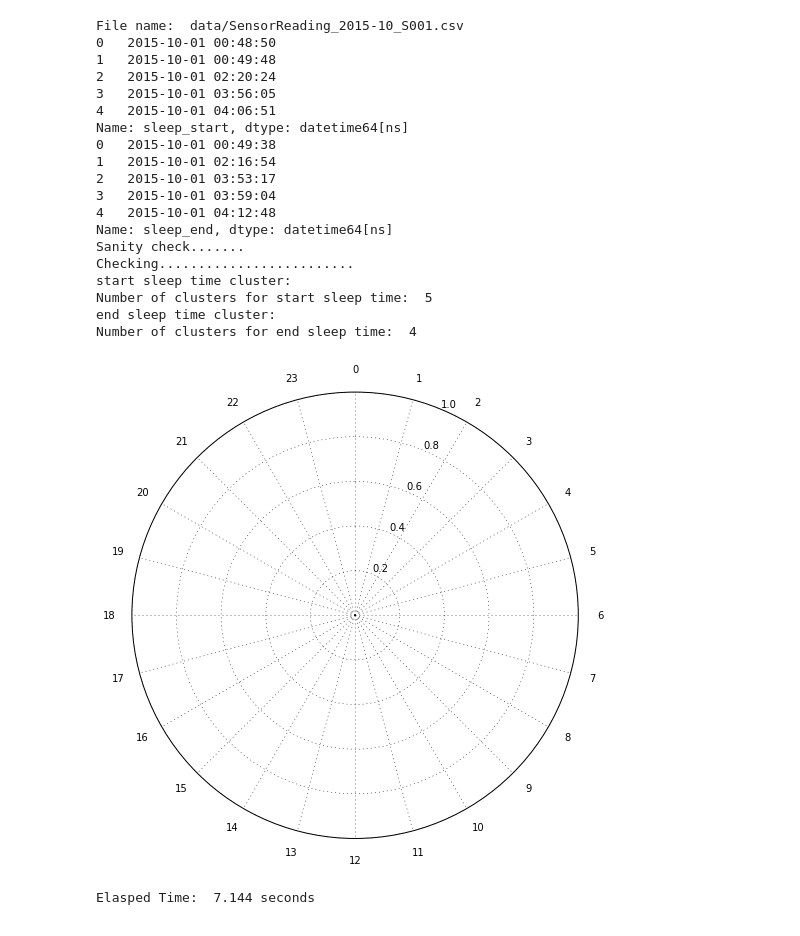
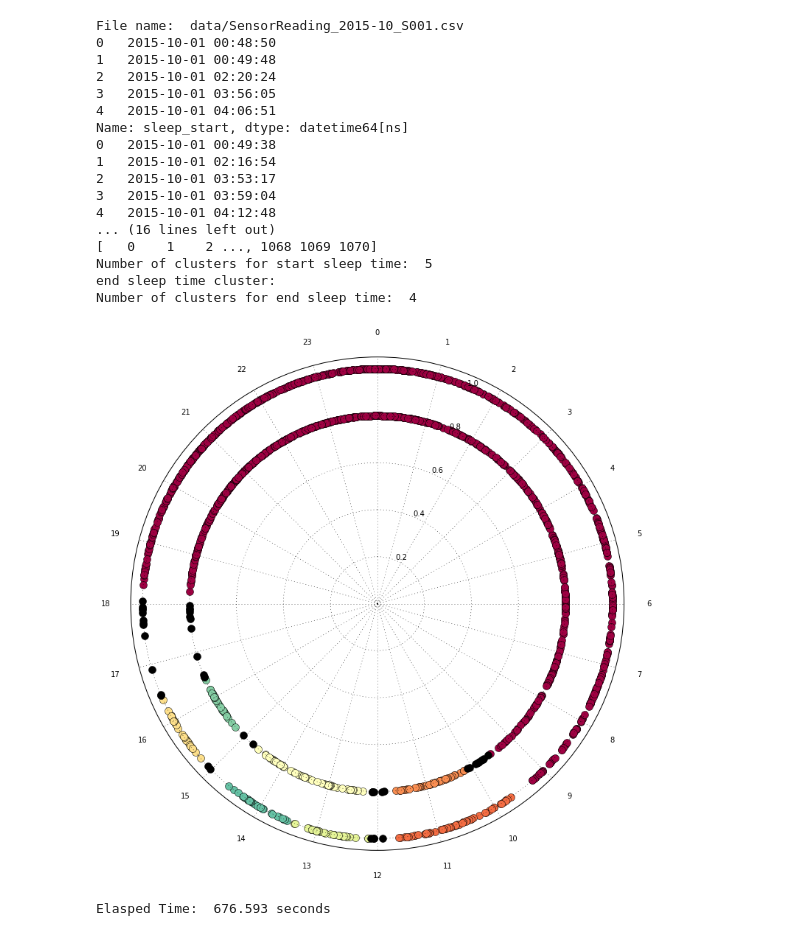
Before and after one commit to atwj/SMU-iCity-internship-analytics, a Jupyter notebook: Project/ADL/ADL.ipynb, the cells around one changed output. Saved outputs shown, nothing was run; the diff lists cells and outputs as text; code cells hidden in the pictures.

Commit message:
Generated clusters on polar plot close #11

```diff
--- a/Project/ADL/ADL.ipynb
+++ b/Project/ADL/ADL.ipynb
@@ -86,7 +86,7 @@ def get_x_from_df(series):
     X[((X > (-2*pi)) & (X <= (-1*pi)))] = X[((X > (-2*pi)) & (X <= (-1*pi)))] + (2*pi)
     X = abs(X)
 
-    return X
+    return X,input_rad
 
 # Returns output from sklearn DBSCAN method
 def dbscan(eps, min_pts, X, metric='precomputed'):
@@ -147,10 +147,10 @@ df_sleep = get_df_sleep_intervals(df)
 
 # X is a distance matrix.
 # Set 'X1' as sleep_start timings
-X1 = get_x_from_df(df_sleep['sleep_start'])
+X1,X1_rad_series = get_x_from_df(df_sleep['sleep_start'])
 
 # Set 'X2' as sleep_end timings
-X2 = get_x_from_df(df_sleep['sleep_end'])
+X2,X2_rad_series = get_x_from_df(df_sleep['sleep_end'])
 
 # TODO
 # 1. Implement method to calculate EPS
@@ -170,6 +170,13 @@ print('Checking.........................')
 print('start sleep time cluster: ')
 # - 1 if -1 exist in labels because -1 is used to denote noise
 X1_no_clusters = len(set(X1_label)) - (1 if -1 in X1_label else 0)
+print(X1_label)
+print(X1_components)
+print(X1_csi)
+# core_samples_mask_X1 = np.zeros_like(X1_label, dtype=bool)
+# print(core_samples_mask_X1)
+# core_samples_mask_X1[X1_csi] = True
+# print(core_samples_mask_X1)
 print('Number of clusters for start sleep time: ', X1_no_clusters )
 print('end sleep time cluster: ')
 X2_no_clusters = len(set(X2_label)) - (1 if -1 in X2_label else 0)
@@ -187,22 +194,37 @@ Name: sleep_start, dtype: datetime64[ns]
 2   2015-10-01 03:53:17
 3   2015-10-01 03:59:04
 4   2015-10-01 04:12:48
-Name: sleep_end, dtype: datetime64[ns]
-Sanity check.......
-Checking.........................
-start sleep time cluster:
+... (16 lines left out)
+[   0    1    2 ..., 1068 1069 1070]
 Number of clusters for start sleep time:  5
 end sleep time cluster:
 Number of clusters for end sleep time:  4
-# %%
-##################PLOTTING####################
-# TODO: CLUSTER
-fig = plt.figure(figsize=(8,8))
-ax1 = configure_polar_plot(fig.add_subplot(111, projection='polar'))
-
-plt.show()
-
-print("Elasped Time: ", round(time.time() - time_now, 3), "seconds")
-# %% [output]
-[figure, removed]
-Elasped Time:  7.144 seconds
+# %%
+##################PLOTTING####################
+# TODO: CLUSTER
+fig = plt.figure(figsize=(12,12))
+ax1 = configure_polar_plot(fig.add_subplot(111, projection='polar'))
+# ax1.plot(X1_rad_series, [1 for x in X1_rad_series], 'mo')
+# ax1.plot(X2_rad_series, [0.8 for x in X2_rad_series], 'y*')
+
+def plot_clusters(labels, rad_tseries, axes, ring):
+    unique_labels = set(labels)
+    colors = plt.cm.Spectral(np.linspace(0, 1, len(unique_labels)))
+    for k,col in zip(unique_labels, colors):
+        tick = '.'
+        if k == -1:
+            col='k'
+            tick = ','
+
+        indices_of_k, = np.where(labels == k)
+        data = rad_tseries.take(indices_of_k)
+        axes.plot(data, [ring for x in data], color=col, marker='o', linestyle='none', ms=10.0, mec='k')
+
+plot_clusters(X1_label, X1_rad_series, ax1, 1)
+plot_clusters(X2_label, X2_rad_series, ax1, 0.8)
+plt.show()
+
+print("Elasped Time: ", round(time.time() - time_now, 3), "seconds")
+# %% [output]
+[figure, added]
+Elasped Time:  676.593 seconds
```
Also changed, not shown: 1 other file.
